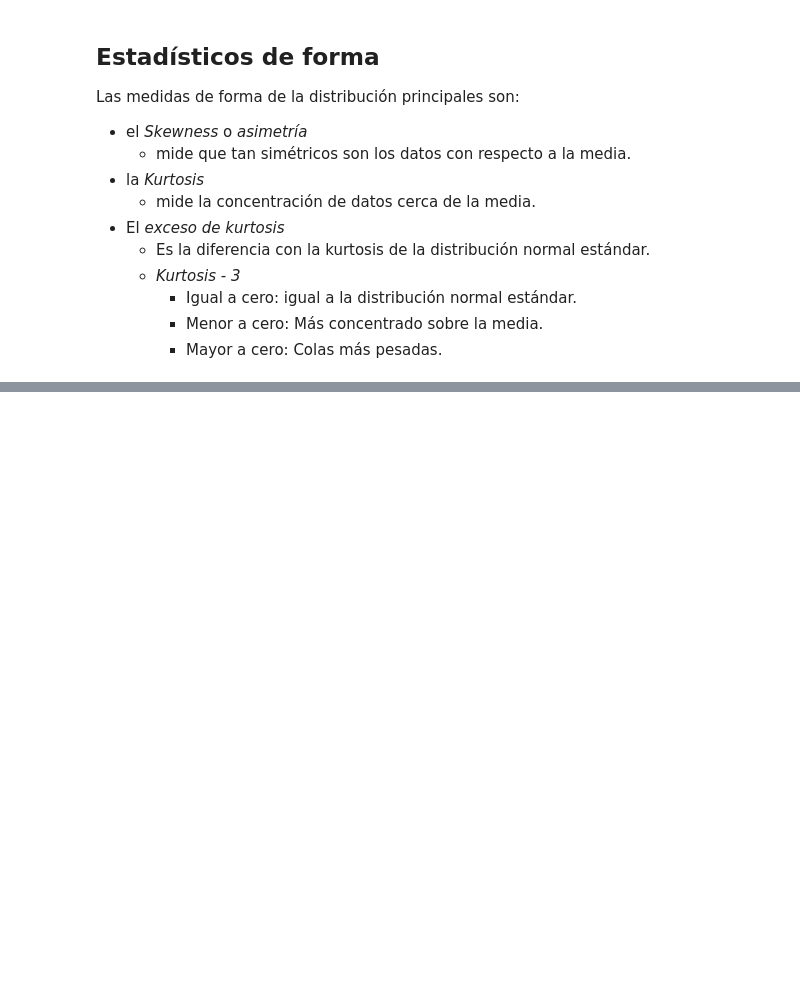
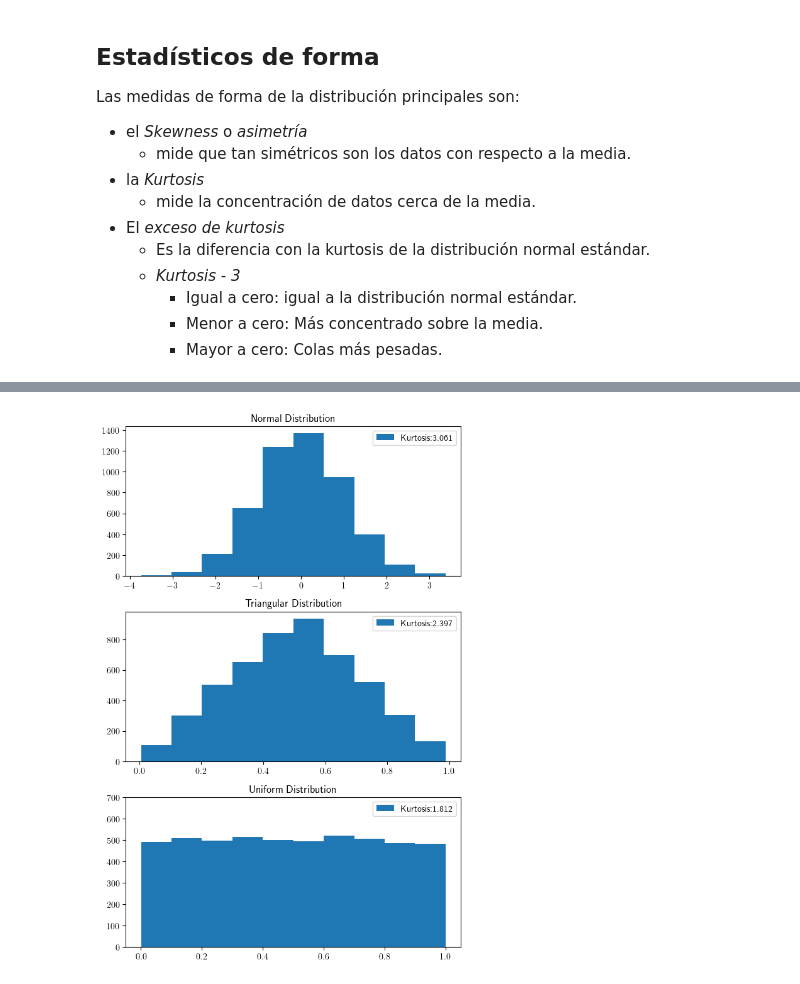
Before and after one commit to javieriserte/qualitative-data-course, a Jupyter notebook: classes/C01.2.AnalisisDescriptivos.ipynb, the cells around one changed output, grey strips where cells are left out. Saved outputs shown, nothing was run; the diff lists cells and outputs as text; code cells hidden in the pictures; blank space fills up the shorter version.

```diff
--- a/classes/C01.2.AnalisisDescriptivos.ipynb
+++ b/classes/C01.2.AnalisisDescriptivos.ipynb
@@ -586,0 +397,5 @@ heatmap(
+# %%
+import C01
+C01.kurtosis_plot()
+# %% [output]
+[figure, added]
```
Also changed, not shown: parts of 25 cells of this notebook, 1 other file.
